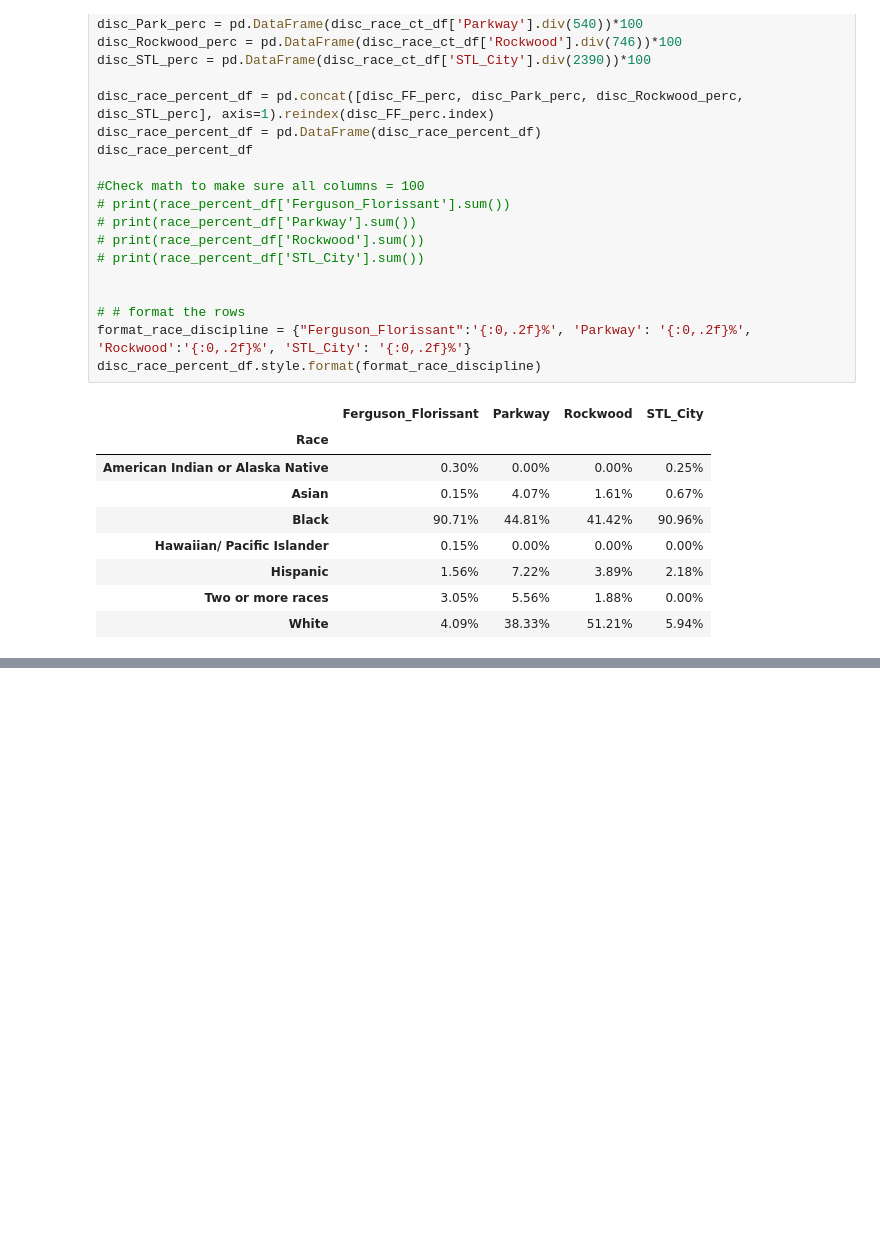
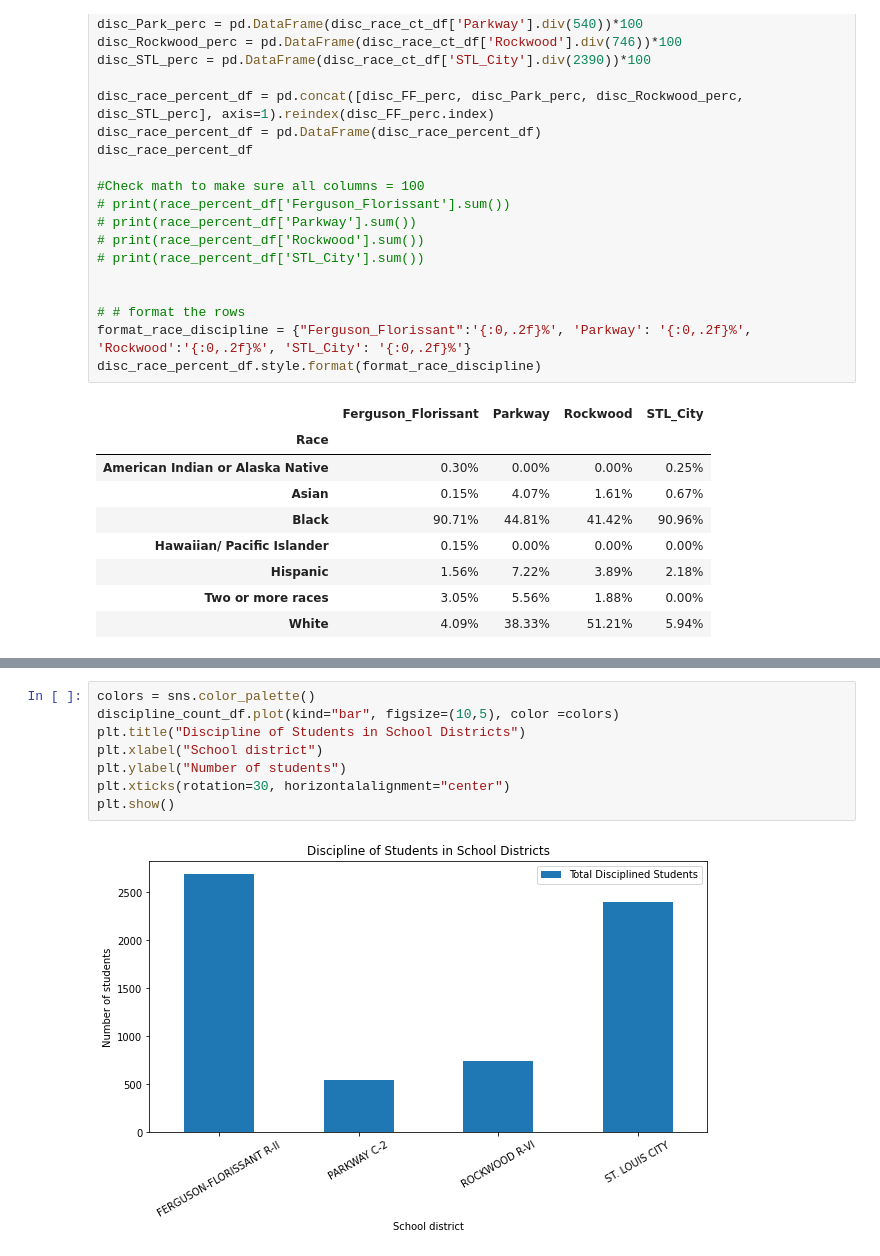
Before and after one commit to cmantooth/GreaterSTL_School_Analysis, a Jupyter notebook: Discipline_Schools/Data_Project.ipynb, the cells around one changed output, grey strips where cells are left out. Drawn from its saved outputs; the diff is of its cells as text; blank space fills up the shorter version.

```diff
--- a/Discipline_Schools/Data_Project.ipynb
+++ b/Discipline_Schools/Data_Project.ipynb
@@ -343,0 +351,10 @@ plt.xticks(rotation=30, horizontalalignment="center")
+# %%
+colors = sns.color_palette()
+discipline_count_df.plot(kind="bar", figsize=(10,5), color =colors)
+plt.title("Discipline of Students in School Districts")
+plt.xlabel("School district")
+plt.ylabel("Number of students")
+plt.xticks(rotation=30, horizontalalignment="center")
+plt.show()
+# %% [output]
+[figure, added]
```
Also changed, not shown: parts of 26 cells of this notebook.
